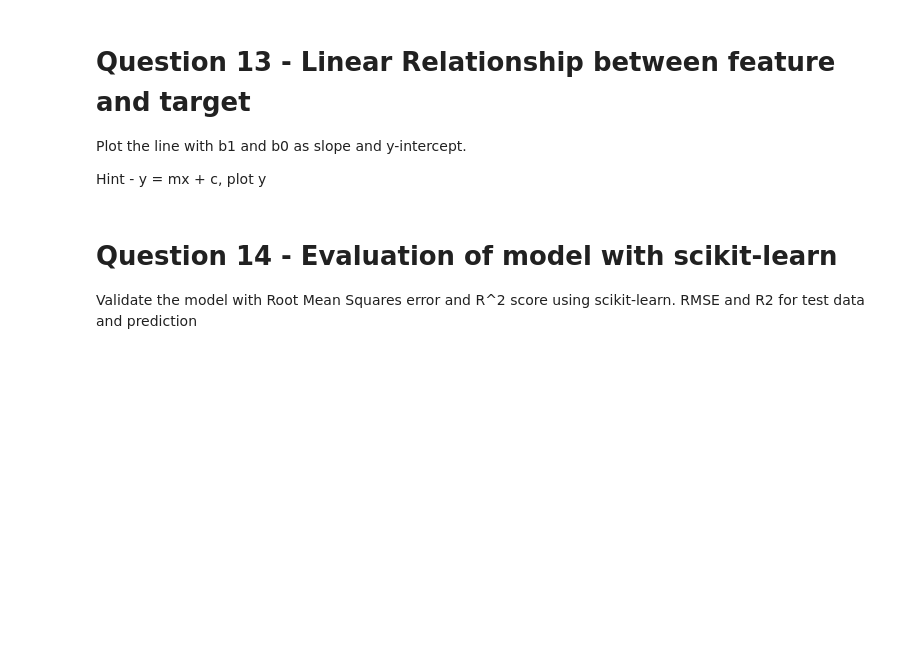
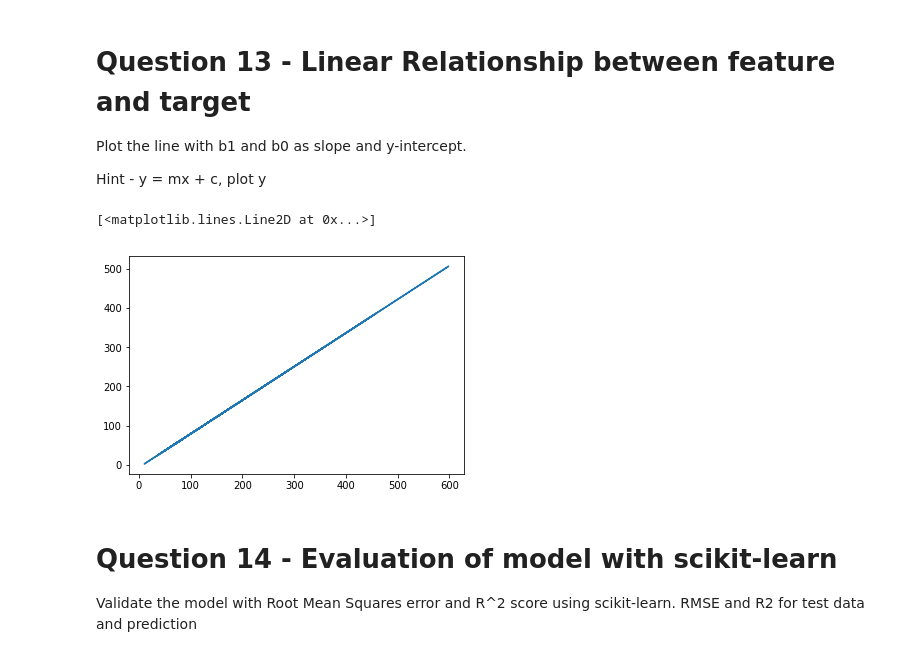
Before and after one commit to GreatLearningAIML1/bangalore-feb-batch-rabigarg, a Jupyter notebook: R2_InternalLab_Hypothesis_Testing_and_Linear_Regression.ipynb, the cells around one changed output. Drawn from its saved outputs; the diff is of its cells as text; code cells hidden in the pictures; blank space fills up the shorter version.

```diff
--- a/R2_InternalLab_Hypothesis_Testing_and_Linear_Regression.ipynb
+++ b/R2_InternalLab_Hypothesis_Testing_and_Linear_Regression.ipynb
@@ -224,12 +225,13 @@ Hint: You can shape function to get the size of the dataframe
 # %%
 #bc = bc.drop(bc.columns[0], axis=1) : we can drop column like this also
 bc
-#X = bc[['u']]
-#Y= bc[['x']]
-X = bc['u']
-Y= bc['x']
+
+X = bc.u
+Y= bc.x
 print('The total no of rows : ', len(bc))
 #bc.shape
+X = X.values.reshape(-1,1)
+Y = Y.values.reshape(-1,1)
 # %% [output]
 The total no of rows :  49
 # %% [markdown]
@@ -255,9 +257,9 @@ Divide the data into training and test sets with 80-20 split using scikit-learn.
 Check: train_test_split function
 # %%
 from sklearn.model_selection import train_test_split
-X_train, X_test, y_train, y_test = train_test_split(X, X, test_size=0.2)
-print('X_train shape: ' , X_train.shape )
-X_test,
-y_train,
-y_test
+X_train, X_test, Y_train, Y_test = train_test_split(X, Y, test_size=0.2)
+print("X_train.shape",X_train.shape)
+print("X_test.shape",X_test.shape)
+print("Y_train.shape",Y_train.shape)
+print("Y_test.shape",Y_test.shape)
 # %% [output]
@@ -276,3 +270,7 @@ Name: u, dtype: int64
 # %% [markdown]
 # Question 12 - Find coefficients & intercept
 Estimate the coefficients b0 and b1 using scikit-learn.
+# %%
+from sklearn.linear_model import LinearRegression
+regressor = LinearRegression()
+regressor.fit(X_train, Y_train)
@@ -283,6 +290,14 @@ Check: coef_ and intercept_ functions can help you get coefficients & intercept
 Plot the line with b1 and b0 as slope and y-intercept.
 
 Hint - y = mx + c, plot y
+# %%
+import numpy as np
+x = X_train
+y = regressor.coef_*x+regressor.intercept_
+plt.plot(y,x)
+# %% [output]
+[<matplotlib.lines.Line2D at 0x...>]
+[figure, added]
 # %% [markdown]
 # Question 14 - Evaluation of model with scikit-learn
 Validate the model with Root Mean Squares error and R^2 score using scikit-learn. RMSE and R2 for test data and prediction
```
Also changed, not shown: parts of 8 cells of this notebook.
